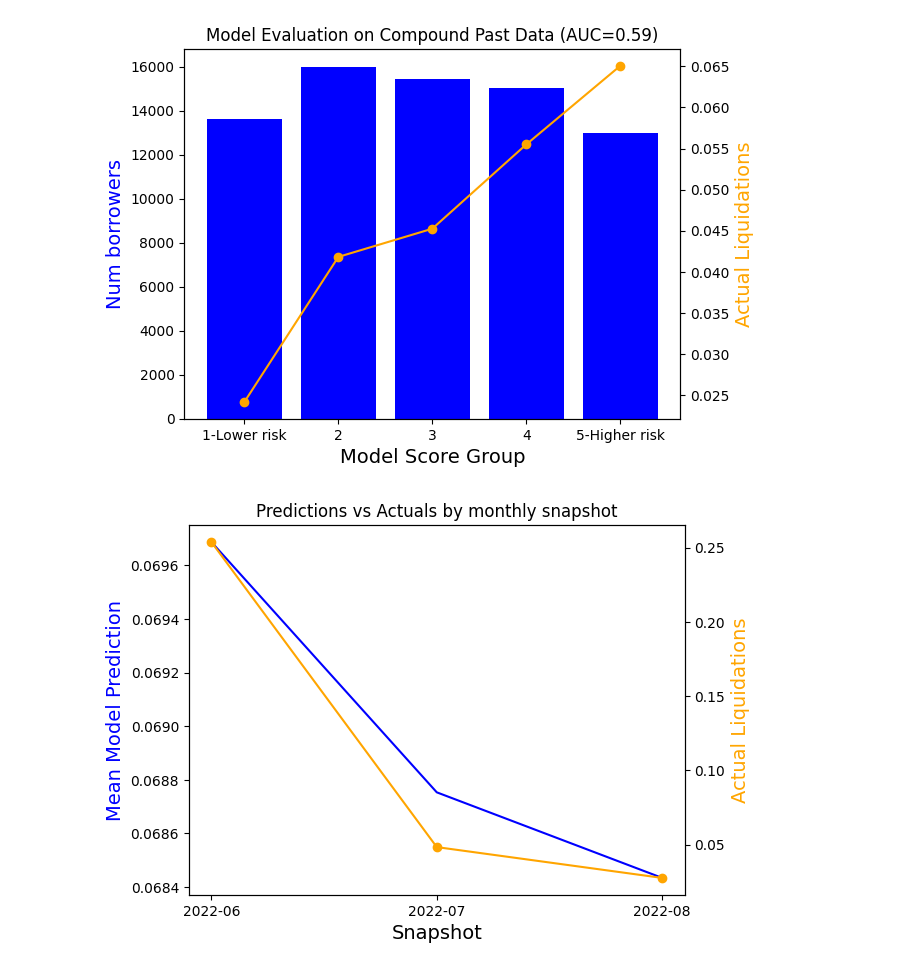
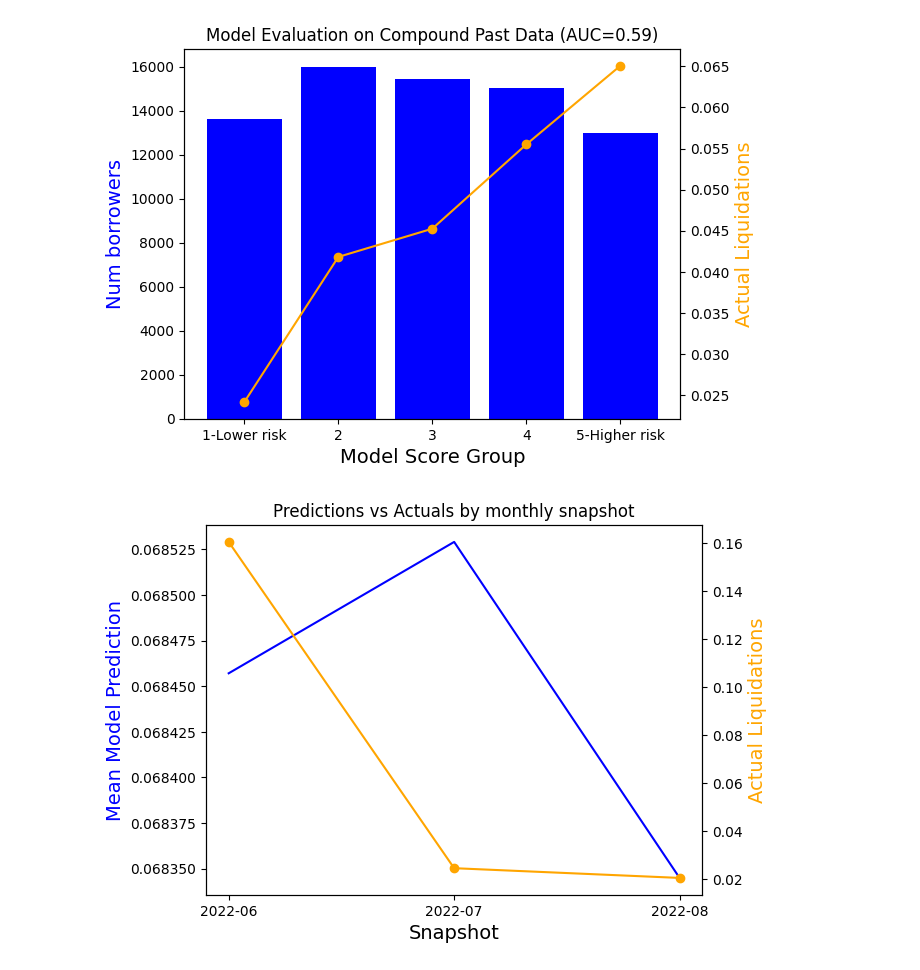
Before and after one commit to randombishop/wallet_score, a Jupyter notebook: defi/prototype1/02_Evaluation.ipynb, the cells around one changed output. Saved outputs shown, nothing was run; the diff lists cells and outputs as text; code cells hidden in the pictures.

```diff
--- a/defi/prototype1/02_Evaluation.ipynb
+++ b/defi/prototype1/02_Evaluation.ipynb
@@ -9,7 +8,7 @@ import xgboost as xgb
 import json
 from matplotlib import pyplot as plt
 # %%
-df = pandas.read_csv('data/dataset_400features.csv')
+df = pandas.read_csv('data/dataset_400features.large.csv')
 df
 # %% [output]
 |  | borrower | snapshot | project | 2u_defix | 2v_04 | 2w_1 | 2a_03u_defix | 2a_03v_04 | 2a_03w_1 | 2b_05 | ... |
@@ -69,3 +68,6 @@ df_train = df[(df['project']=='Aave') & (~df['borrower'].isin(list_address_commo
 len(df_train)
 # %% [output]
 80784
+# %%
+list_address_trained = set(df_train['borrower'].unique())
+len(list_address_trained)
@@ -91,0 +102,4 @@ len(df_test2)
+# %%
+df_test5 = df[(df['snapshot']>'2022-05') & (df['snapshot']<'2022-09') \
+              & (~df['borrower'].isin(list_address_trained))]
+len(df_test5)
@@ -172,6 +200,6 @@ def monitoring_curve(df_eval, title):
     plt.title(title)
     plt.show()
 # %%
-monitoring_curve(df_test3, 'Predictions vs Actuals by monthly snapshot')
+monitoring_curve(df_test5, 'Predictions vs Actuals by monthly snapshot')
 # %% [output]
-[figure, old version]
+[figure, new version]
```
Also changed, not shown: parts of 17 cells of this notebook, 1 other file.
